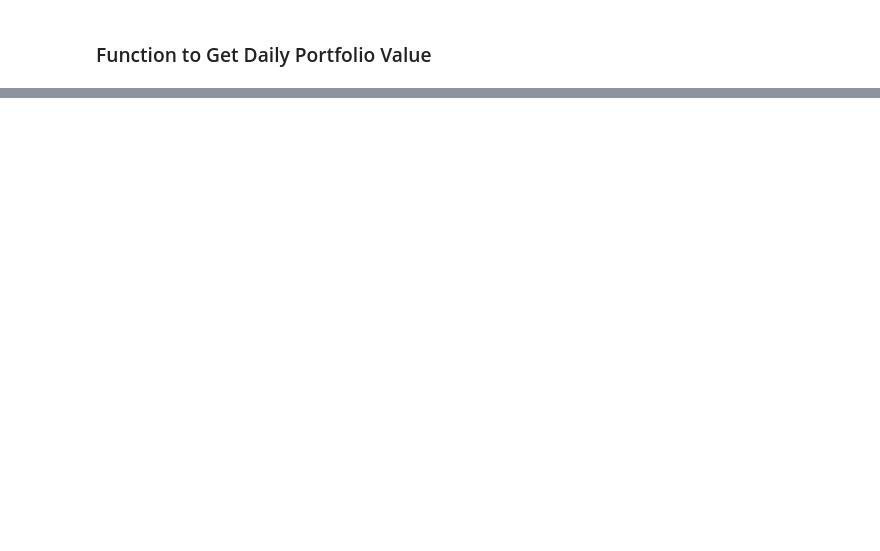
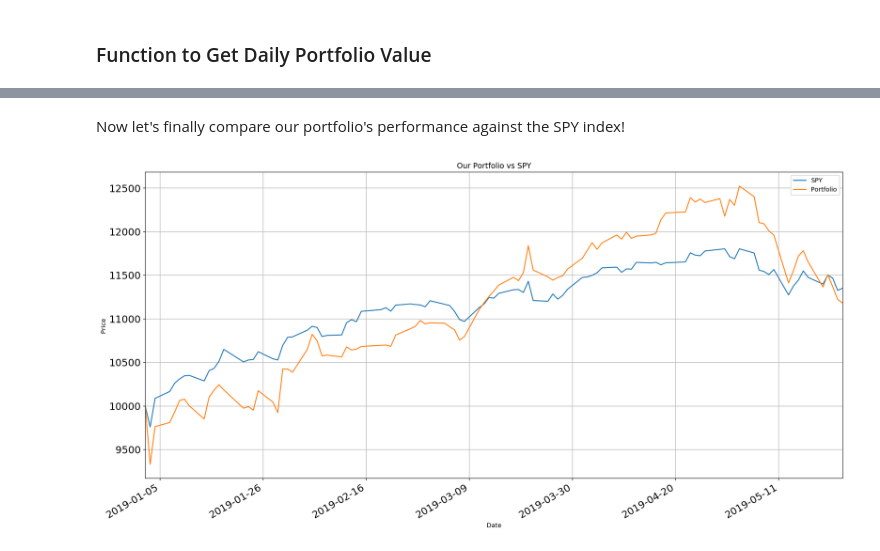
Before and after one commit to AashinShazar/TradingML, a Jupyter notebook: PortfolioEvaluator/PortfolioEvaluator.ipynb, the cells around one changed output, grey strips where cells are left out. Saved outputs shown, nothing was run; the diff lists cells and outputs as text; code cells hidden in the pictures; blank space fills up the shorter version.

```diff
--- a/PortfolioEvaluator/PortfolioEvaluator.ipynb
+++ b/PortfolioEvaluator/PortfolioEvaluator.ipynb
@@ -301,0 +374,6 @@ plt.show()
+# %%
+benchNormed = (portfolioBench['Adj Close'] / portfolioBench['Adj Close'].iloc[0])
+benchAlloced = get_alloced_prices(benchNormed,[1])
+benchPosVal = pd.DataFrame(get_pos_vals(benchAlloced,10000))
+benchPosVal.columns = ['SPY']
+port_val.columns = ['Portfolio']
@@ -301,0 +382,2 @@ plt.show()
+# %%
+bigdata = pd.concat([benchPosVal, port_val],axis=1)
@@ -301,0 +396,12 @@ plt.show()
+# %% [markdown]
+Now let's finally compare our portfolio's performance against the SPY index!
+# %%
+dr = bigdata
+#dr = dr/dr.iloc[0,:] #normalize factor
+ax = dr.plot(title='Our Portfolio vs SPY', fontsize=16)
+ax.set_xlabel('Date')
+ax.set_ylabel('Price')
+plt.grid()
+plt.show()
+# %% [output]
+[figure, added]
```
Also changed, not shown: parts of 37 cells of this notebook.
